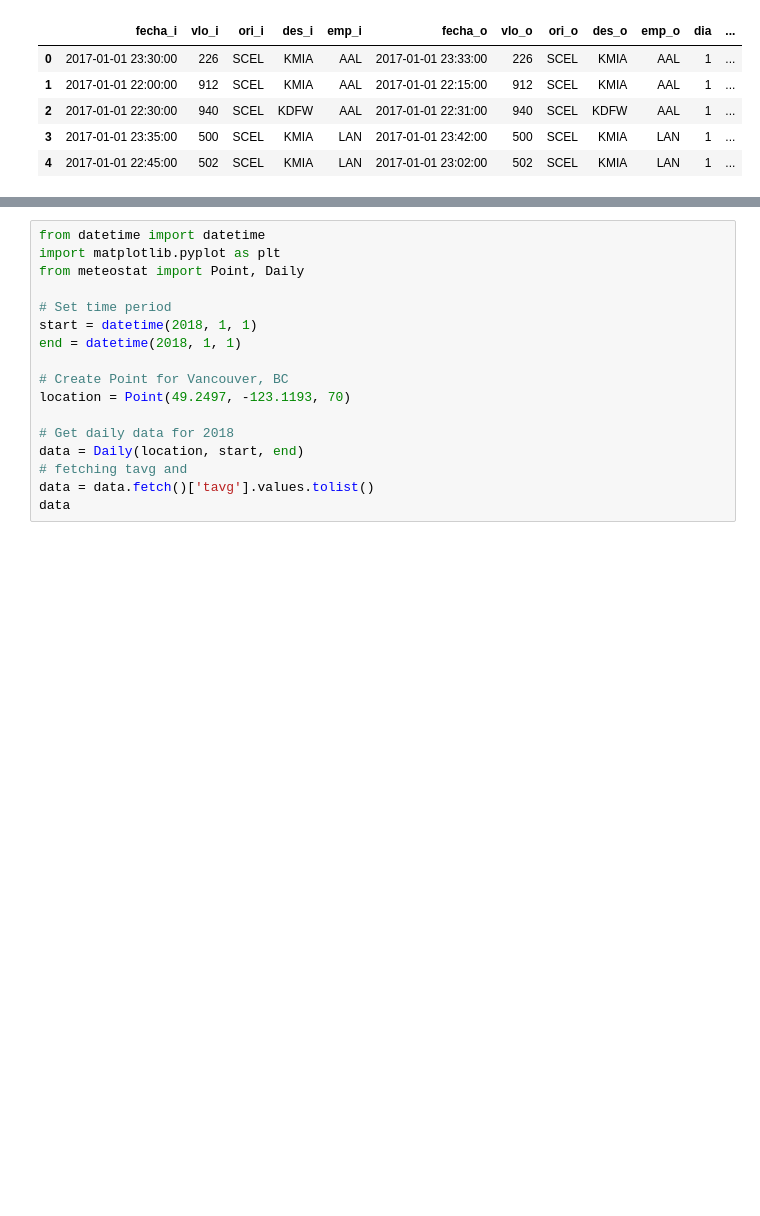
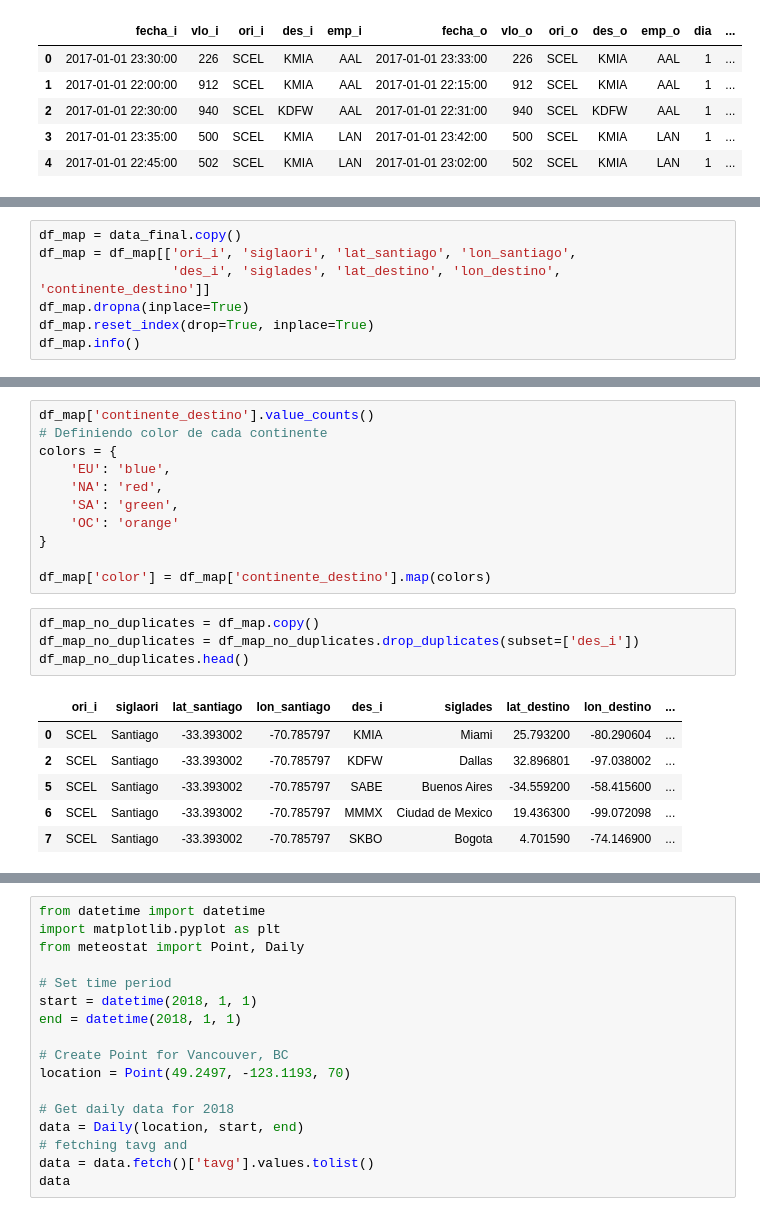
Before and after one commit to jdpinedaj/flight_delays, a Jupyter notebook: notebooks/0. processing.ipynb, the cells around one changed output, grey strips where cells are left out. Cells and saved outputs as stored; diff of their text form; blank space fills up the shorter version.

```diff
--- a/notebooks/0. processing.ipynb
+++ b/notebooks/0. processing.ipynb
@@ -640,0 +628,7 @@ data_final.head()
+# %%
+df_map = data_final.copy()
+df_map = df_map[['ori_i', 'siglaori', 'lat_santiago', 'lon_santiago',
+                 'des_i', 'siglades', 'lat_destino', 'lon_destino', 'continente_destino']]
+df_map.dropna(inplace=True)
+df_map.reset_index(drop=True, inplace=True)
+df_map.info()
@@ -640,0 +652,22 @@ data_final.head()
+# %%
+df_map['continente_destino'].value_counts()
+# Definiendo color de cada continente
+colors = {
+    'EU': 'blue',
+    'NA': 'red',
+    'SA': 'green',
+    'OC': 'orange'
+}
+
+df_map['color'] = df_map['continente_destino'].map(colors)
+# %%
+df_map_no_duplicates = df_map.copy()
+df_map_no_duplicates = df_map_no_duplicates.drop_duplicates(subset=['des_i'])
+df_map_no_duplicates.head()
+# %% [output]
+|  | ori_i | siglaori | lat_santiago | lon_santiago | des_i | siglades | lat_destino | lon_destino | ... |
+| 0 | SCEL | Santiago | -33.393002 | -70.785797 | KMIA | Miami | 25.793200 | -80.290604 | ... |
+| 2 | SCEL | Santiago | -33.393002 | -70.785797 | KDFW | Dallas | 32.896801 | -97.038002 | ... |
+| 5 | SCEL | Santiago | -33.393002 | -70.785797 | SABE | Buenos Aires | -34.559200 | -58.415600 | ... |
+| 6 | SCEL | Santiago | -33.393002 | -70.785797 | MMMX | Ciudad de Mexico | 19.436300 | -99.072098 | ... |
+| 7 | SCEL | Santiago | -33.393002 | -70.785797 | SKBO | Bogota | 4.701590 | -74.146900 | ... |
```
Also changed, not shown: parts of 14 cells of this notebook, 6 other files.
